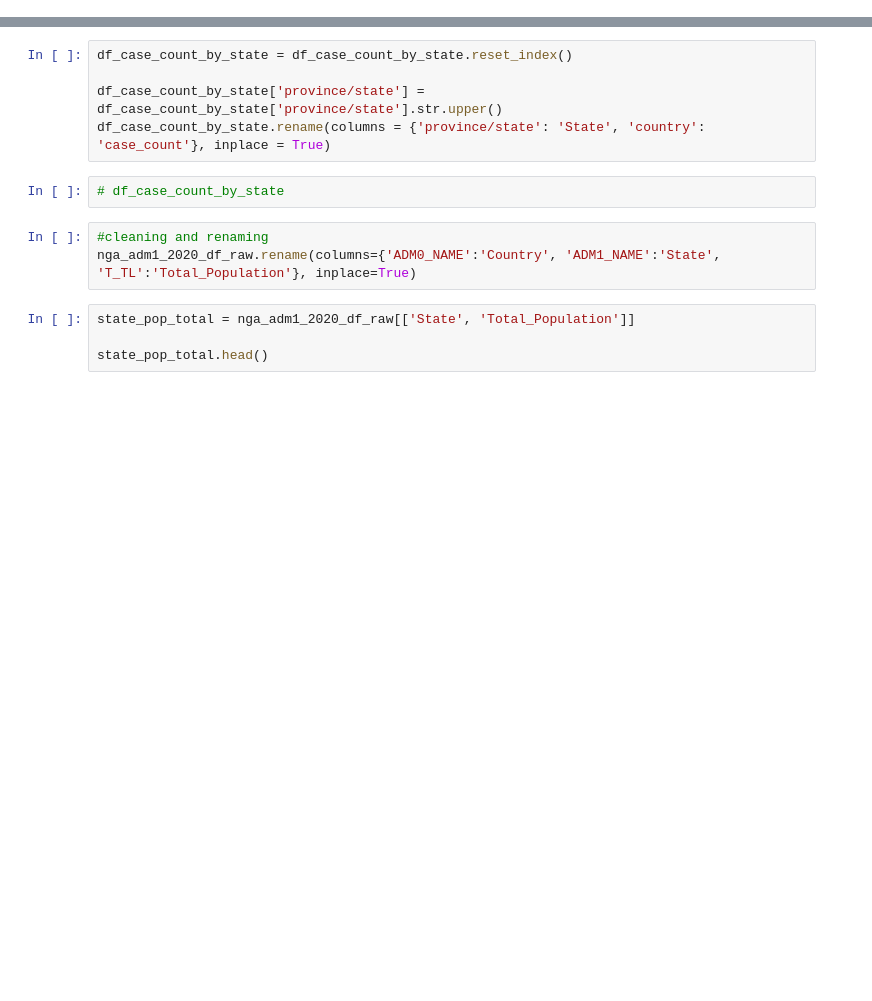
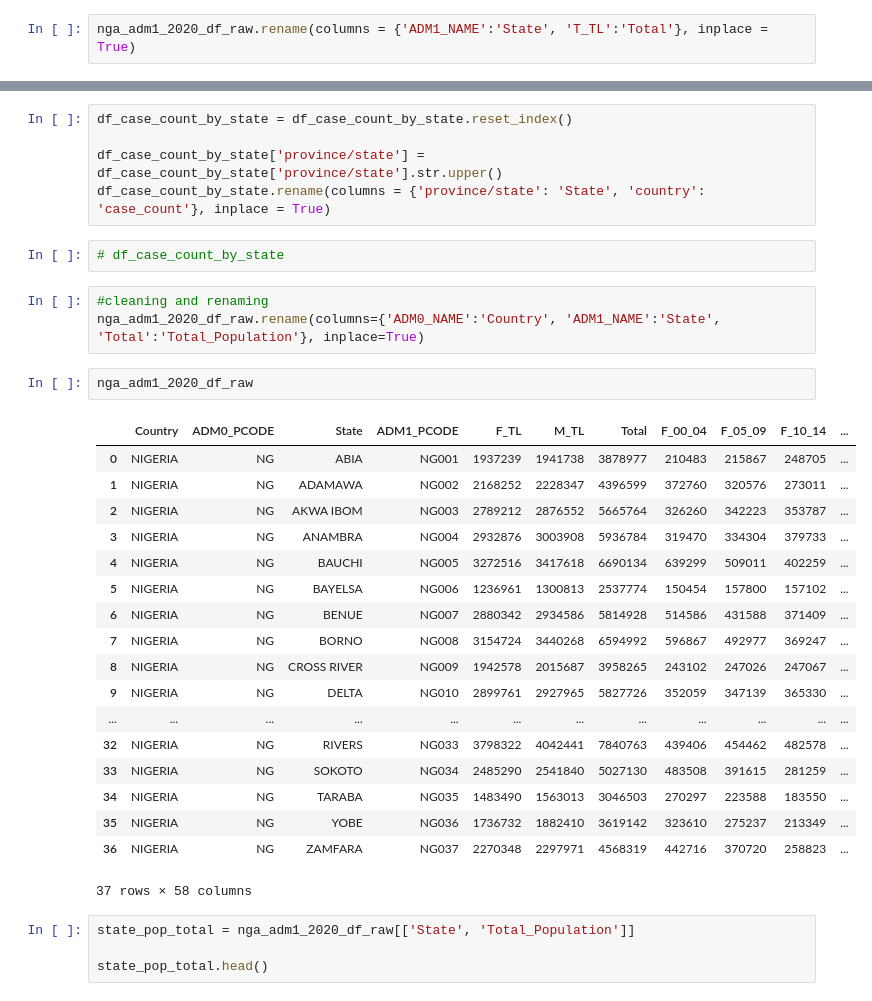
Before and after one commit to stevecrawshaw/hackathon, a Jupyter notebook: Copy_of_hackathon_eda_sc_1.ipynb, the cells around one changed output, grey strips where cells are left out. Saved outputs shown, nothing was run; the diff lists cells and outputs as text; blank space fills up the shorter version.

```diff
--- a/Copy_of_hackathon_eda_sc_1.ipynb
+++ b/Copy_of_hackathon_eda_sc_1.ipynb
@@ -194,3 +233,5 @@ nga_adm1_2020_df_raw.head()
 | 3 | NIGERIA | NG | ANAMBRA | NG004 | 2932876 | 3003908 | 5936784 | 319470 | 334304 | 379733 | ... |
 | 4 | NIGERIA | NG | BAUCHI | NG005 | 3272516 | 3417618 | 6690134 | 639299 | 509011 | 402259 | ... |
 5 rows × 58 columns
+# %%
+nga_adm1_2020_df_raw.rename(columns = {'ADM1_NAME':'State', 'T_TL':'Total'}, inplace = True)
@@ -230,7 +334,28 @@ df_case_count_by_state.rename(columns = {'province/state': 'State', 'country': '
 # df_case_count_by_state
 # %%
 #cleaning and renaming
-nga_adm1_2020_df_raw.rename(columns={'ADM0_NAME':'Country', 'ADM1_NAME':'State', 'T_TL':'Total_Population'}, inplace=True)
+nga_adm1_2020_df_raw.rename(columns={'ADM0_NAME':'Country', 'ADM1_NAME':'State', 'Total':'Total_Population'}, inplace=True)
+# %%
+nga_adm1_2020_df_raw
+# %% [output]
+|  | Country | ADM0_PCODE | State | ADM1_PCODE | F_TL | M_TL | Total | F_00_04 | F_05_09 | F_10_14 | ... |
+| 0 | NIGERIA | NG | ABIA | NG001 | 1937239 | 1941738 | 3878977 | 210483 | 215867 | 248705 | ... |
+| 1 | NIGERIA | NG | ADAMAWA | NG002 | 2168252 | 2228347 | 4396599 | 372760 | 320576 | 273011 | ... |
+| 2 | NIGERIA | NG | AKWA IBOM | NG003 | 2789212 | 2876552 | 5665764 | 326260 | 342223 | 353787 | ... |
+| 3 | NIGERIA | NG | ANAMBRA | NG004 | 2932876 | 3003908 | 5936784 | 319470 | 334304 | 379733 | ... |
+| 4 | NIGERIA | NG | BAUCHI | NG005 | 3272516 | 3417618 | 6690134 | 639299 | 509011 | 402259 | ... |
+| 5 | NIGERIA | NG | BAYELSA | NG006 | 1236961 | 1300813 | 2537774 | 150454 | 157800 | 157102 | ... |
+| 6 | NIGERIA | NG | BENUE | NG007 | 2880342 | 2934586 | 5814928 | 514586 | 431588 | 371409 | ... |
+| 7 | NIGERIA | NG | BORNO | NG008 | 3154724 | 3440268 | 6594992 | 596867 | 492977 | 369247 | ... |
+| 8 | NIGERIA | NG | CROSS RIVER | NG009 | 1942578 | 2015687 | 3958265 | 243102 | 247026 | 247067 | ... |
+| 9 | NIGERIA | NG | DELTA | NG010 | 2899761 | 2927965 | 5827726 | 352059 | 347139 | 365330 | ... |
+| ... | ... | ... | ... | ... | ... | ... | ... | ... | ... | ... | ... |
+| 32 | NIGERIA | NG | RIVERS | NG033 | 3798322 | 4042441 | 7840763 | 439406 | 454462 | 482578 | ... |
+| 33 | NIGERIA | NG | SOKOTO | NG034 | 2485290 | 2541840 | 5027130 | 483508 | 391615 | 281259 | ... |
+| 34 | NIGERIA | NG | TARABA | NG035 | 1483490 | 1563013 | 3046503 | 270297 | 223588 | 183550 | ... |
+| 35 | NIGERIA | NG | YOBE | NG036 | 1736732 | 1882410 | 3619142 | 323610 | 275237 | 213349 | ... |
+| 36 | NIGERIA | NG | ZAMFARA | NG037 | 2270348 | 2297971 | 4568319 | 442716 | 370720 | 258823 | ... |
+37 rows × 58 columns
 # %%
 state_pop_total = nga_adm1_2020_df_raw[['State', 'Total_Population']]
 
```
Also changed, not shown: parts of 20 cells of this notebook.
